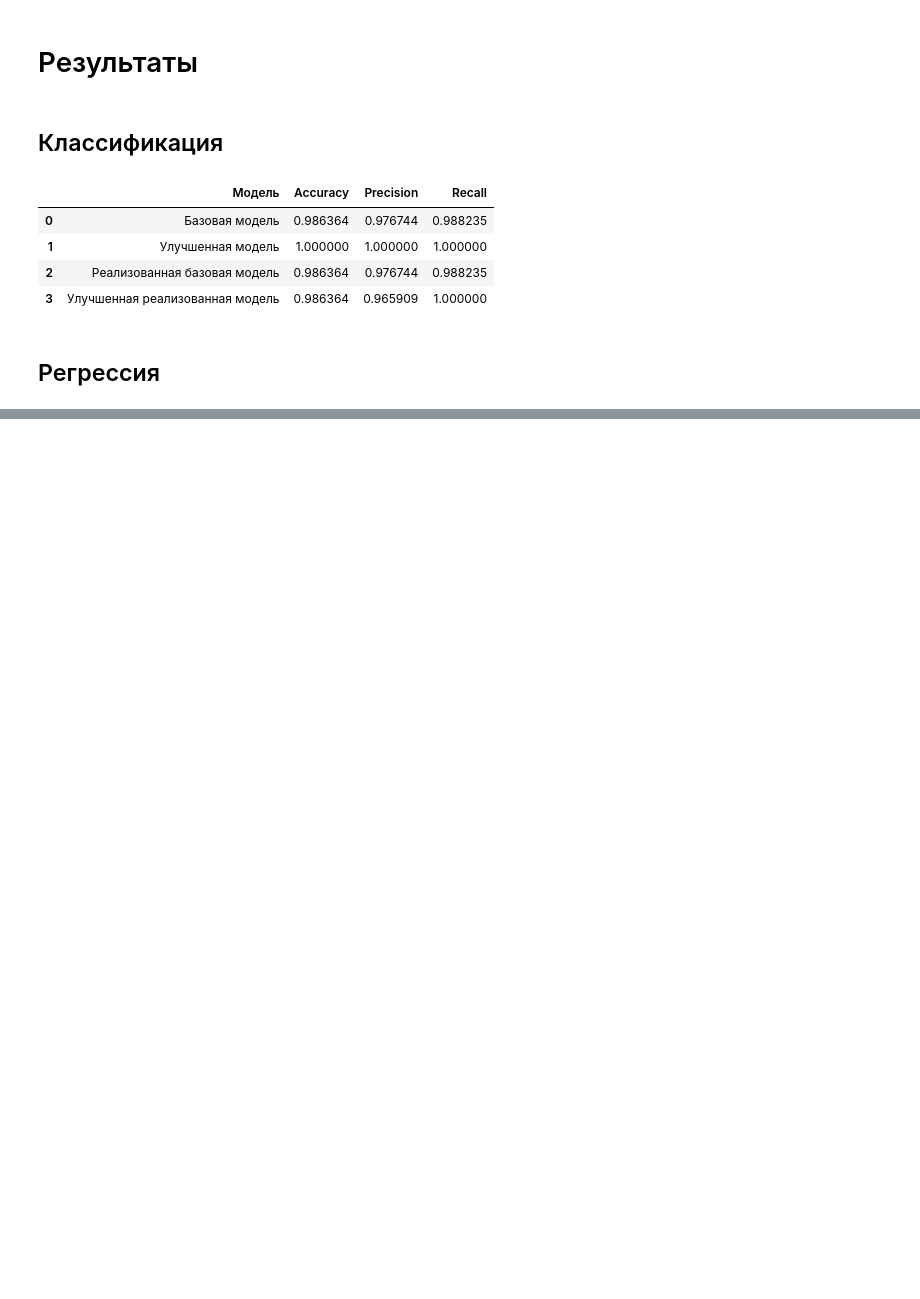
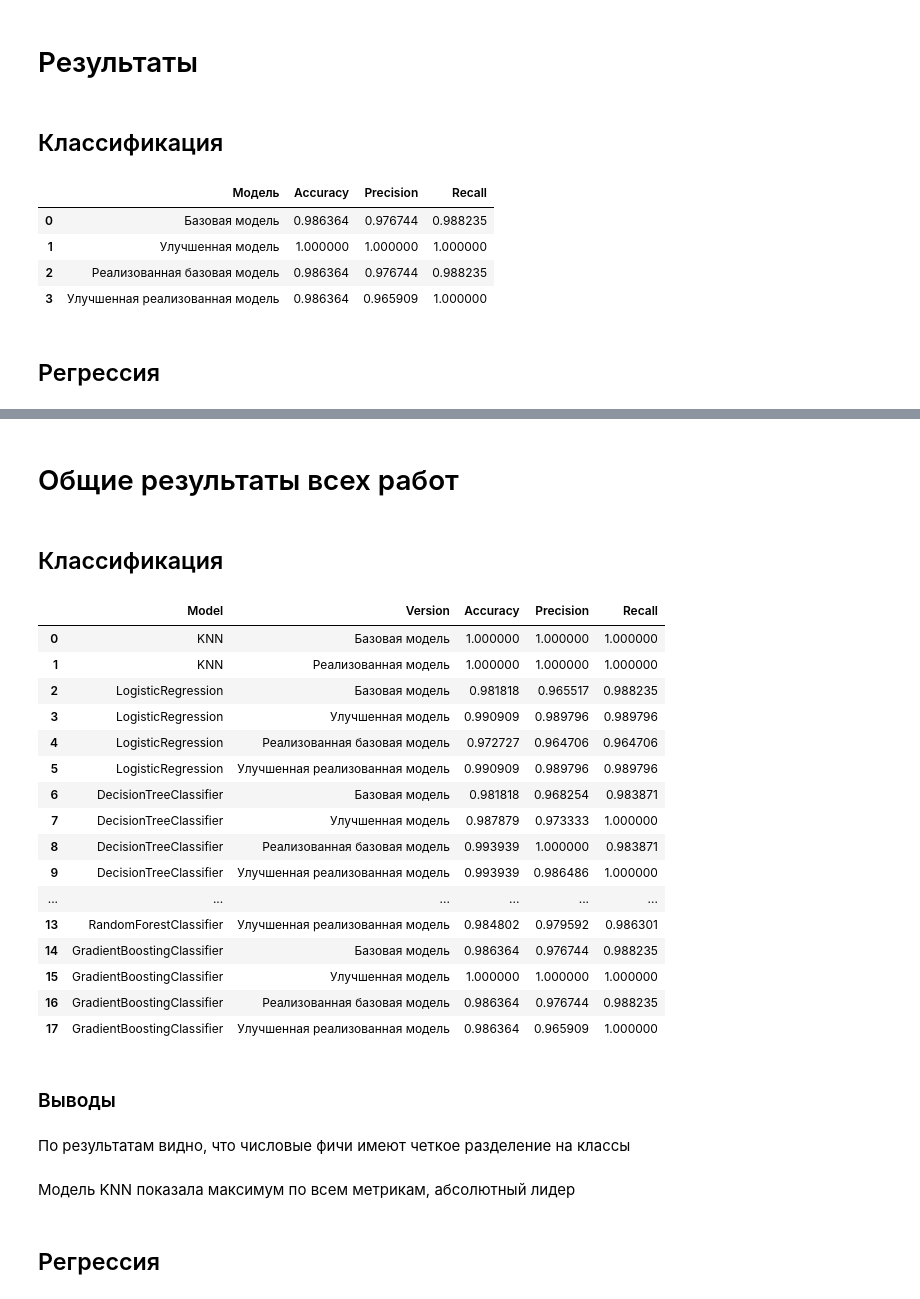
Before and after one commit to Minidrak/Application-systems-and-artificial-intelligence-frameworks-MAI, a Jupyter notebook: Lab_05/Lab_05.ipynb, the cells around one changed output, grey strips where cells are left out. Drawn from its saved outputs; the diff is of its cells as text; code cells hidden in the pictures; blank space fills up the shorter version.

```diff
--- a/Lab_05/Lab_05.ipynb
+++ b/Lab_05/Lab_05.ipynb
@@ -390,0 +724,4 @@ results_dfc
+# %% [markdown]
+# Общие результаты всех работ
+# %% [markdown]
+## Классификация
@@ -390,0 +772,30 @@ results_dfc
+# %%
+all_models_df = pd.concat([knn_data, lr_data, dt_data, rf_data, gb_data], ignore_index=True)
+# %%
+all_models_df
+# %% [output]
+|  | Model | Version | Accuracy | Precision | Recall |
+| 0 | KNN | Базовая модель | 1.000000 | 1.000000 | 1.000000 |
+| 1 | KNN | Реализованная модель | 1.000000 | 1.000000 | 1.000000 |
+| 2 | LogisticRegression | Базовая модель | 0.981818 | 0.965517 | 0.988235 |
+| 3 | LogisticRegression | Улучшенная модель | 0.990909 | 0.989796 | 0.989796 |
+| 4 | LogisticRegression | Реализованная базовая модель | 0.972727 | 0.964706 | 0.964706 |
+| 5 | LogisticRegression | Улучшенная реализованная модель | 0.990909 | 0.989796 | 0.989796 |
+| 6 | DecisionTreeClassifier | Базовая модель | 0.981818 | 0.968254 | 0.983871 |
+| 7 | DecisionTreeClassifier | Улучшенная модель | 0.987879 | 0.973333 | 1.000000 |
+| 8 | DecisionTreeClassifier | Реализованная базовая модель | 0.993939 | 1.000000 | 0.983871 |
+| 9 | DecisionTreeClassifier | Улучшенная реализованная модель | 0.993939 | 0.986486 | 1.000000 |
+| ... | ... | ... | ... | ... | ... |
+| 13 | RandomForestClassifier | Улучшенная реализованная модель | 0.984802 | 0.979592 | 0.986301 |
+| 14 | GradientBoostingClassifier | Базовая модель | 0.986364 | 0.976744 | 0.988235 |
+| 15 | GradientBoostingClassifier | Улучшенная модель | 1.000000 | 1.000000 | 1.000000 |
+| 16 | GradientBoostingClassifier | Реализованная базовая модель | 0.986364 | 0.976744 | 0.988235 |
+| 17 | GradientBoostingClassifier | Улучшенная реализованная модель | 0.986364 | 0.965909 | 1.000000 |
+# %% [markdown]
+### Выводы
+# %% [markdown]
+По результатам видно, что числовые фичи имеют четкое разделение на классы
+# %% [markdown]
+Модель KNN показала максимум по всем метрикам, абсолютный лидер
+# %% [markdown]
+## Регрессия
```
Also changed, not shown: parts of 63 cells of this notebook, 1 other file.
